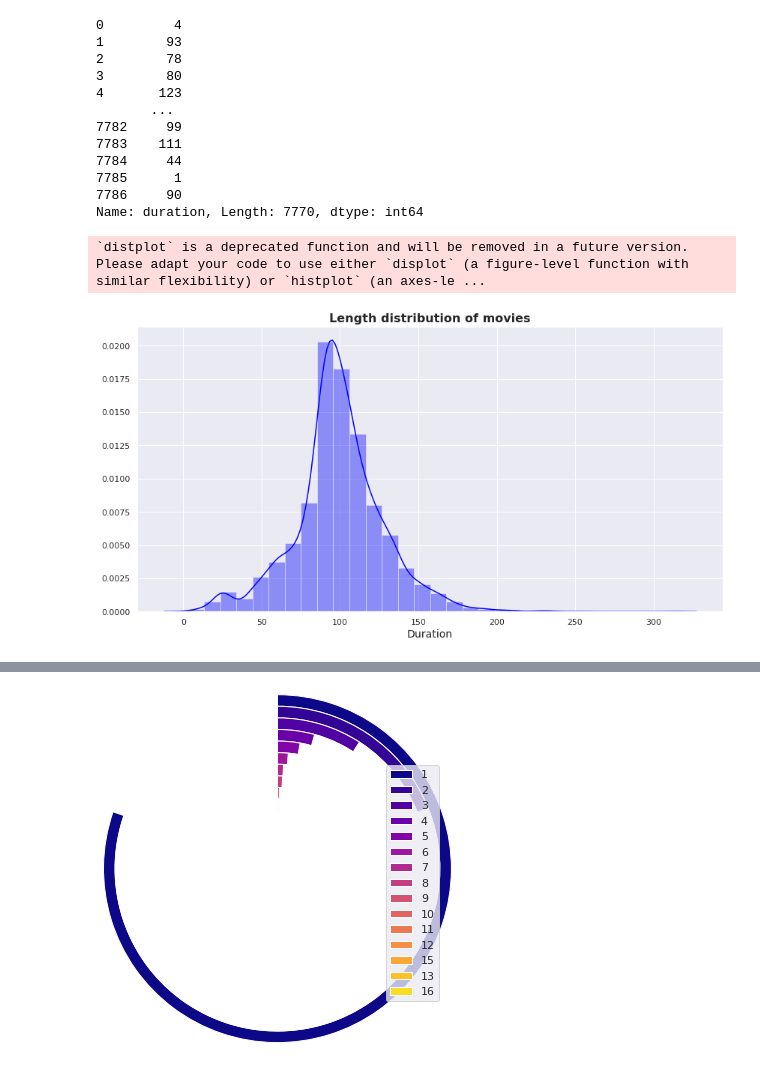
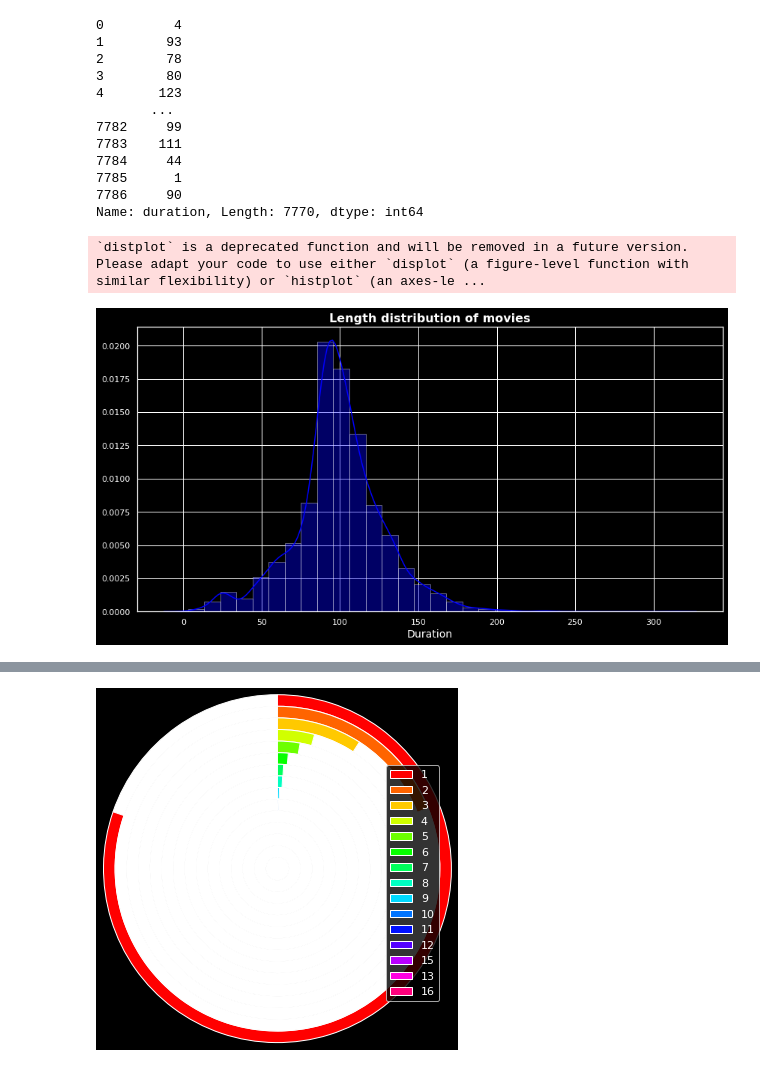
Before and after one commit to Mahima2208/Netflix_Movies_and_TVShows_Clustering, a Jupyter notebook: NETFLIX_MOVIES_AND_TV_SHOWS_CLUSTERING.ipynb, the cells around one changed output, grey strips where cells are left out. Drawn from its saved outputs; the diff is of its cells as text; code cells hidden in the pictures.

```diff
--- a/NETFLIX_MOVIES_AND_TV_SHOWS_CLUSTERING.ipynb
+++ b/NETFLIX_MOVIES_AND_TV_SHOWS_CLUSTERING.ipynb
@@ -337,7 +296,8 @@ ax.set_xticklabels(list(countries_fin.keys())[0:10],rotation = 90)
 # %%
 # Rating
 plt.figure(figsize=(18,8))
-sns.countplot(x='rating',hue='type',data=netflix_df,palette="RdBu")
+plt.style.use("dark_background")
+sns.countplot(x='rating',hue='type',data=netflix_df,palette="Reds_r")
 plt.title(' Type and rating',size='16',fontweight="bold")
 plt.show()
 # %% [output]
@@ -345,6 +305,7 @@ plt.show()
 # %%
 # Top 10 Genre in movies
 plt.figure(figsize=(18,6))
+plt.style.use("dark_background")
 sns.barplot(x = netflix_df["listed_in"].value_counts().head(15).index,
             y = netflix_df["listed_in"].value_counts().head(15).values,palette="RdBu")
 plt.xticks(rotation=80)
@@ -361,6 +322,7 @@ cast_dict = dict((i, cast_count.count(i)) for i in cast_count)
 df_cast_count = pd.DataFrame(cast_dict.values(),cast_dict.keys()).reset_index().sort_values(0,ascending=False).rename(
     columns = {'index' : 'cast_name', 0 : 'count'}).iloc[1:21]
 plt.figure(figsize=(15,5))
+plt.style.use("dark_background")
 sns.barplot(x='cast_name',y='count',data=df_cast_count,palette="RdBu")
 plt.title("Top-20 ACTORS on Netflix",size='16',fontweight="bold")
 plt.xticks(rotation=90)
@@ -376,6 +338,7 @@ cast_dict = dict((i, cast_count.count(i)) for i in cast_count)
 df_cast_count = pd.DataFrame(cast_dict.values(),cast_dict.keys()).reset_index().sort_values(0,ascending=False).rename(
     columns = {'index' : 'director', 0 : 'count'}).iloc[1:21]
 plt.figure(figsize=(15,5))
+plt.style.use("dark_background")
 sns.barplot(x='director',y='count',data=df_cast_count,palette="RdBu")
 plt.title("Top-20 Directors on Netflix",size='16',fontweight="bold")
 plt.xticks(rotation=90)
@@ -405,17 +368,17 @@ Name: duration, Length: 7770, dtype: int64
 # %%
 # Length distribution of movies
 movie_df = netflix_df[netflix_df['type']=='Movie']
 
 plt.figure(figsize=(14, 7))
-
+plt.style.use("dark_background")
 sns.distplot(movie_df['duration'], bins=30,color='Blue').set(ylabel=None)
 
 plt.title('Length distribution of movies', fontsize=16,fontweight="bold")
 plt.xlabel('Duration', fontsize=14)
 plt.show()
 # %% [output]
 `distplot` is a deprecated function and will be removed in a future version. Please adapt your code to use either `displot` (a figure-level function with similar flexibility) or `histplot` (an axes-le ...
-[figure, old version]
+[figure, new version]
 # %%
 # Season-wise distribution of tv shows
 tv_df = netflix_df[netflix_df['type']=='TV Show']
@@ -443,7 +406,7 @@ r = 2
 w = r / n
 
 #create colors along a chosen colormap
-colors = [cm.plasma(i / n) for i in range(n)]
+colors = [cm.hsv(i / n) for i in range(n)]
 
 #create figure, axis
 fig, ax = plt.subplots()
@@ -454,8 +417,8 @@ for i in range(n):
     #hide labels in segments with textprops: alpha = 0 - transparent, alpha = 1 - visible
     innerring, _ = ax.pie([m - data[i], data[i]], radius = r - i * w, startangle = 90, labels = ["", labels[i]], labeldistance = 1 - 1 / (1.5 * (n - i)), textprops = {"alpha": 0}, colors = ["white", colors[i]])
     plt.setp(innerring, width = w, edgecolor = "white")
-
+plt.style.use("dark_background")
 plt.legend()
 plt.show()
 # %% [output]
-[figure, old version]
+[figure, new version]
```
Also changed, not shown: parts of 16 cells of this notebook.
